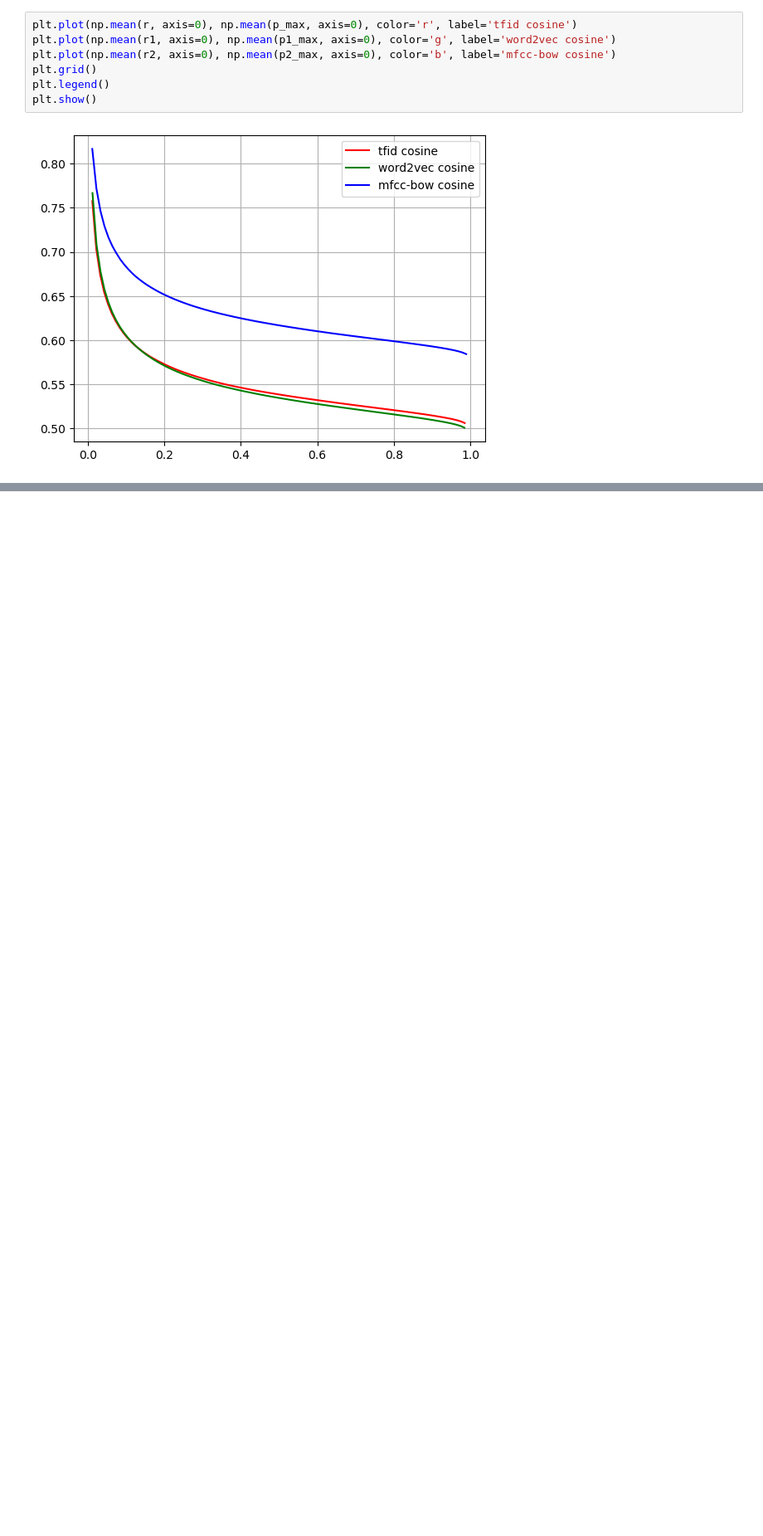
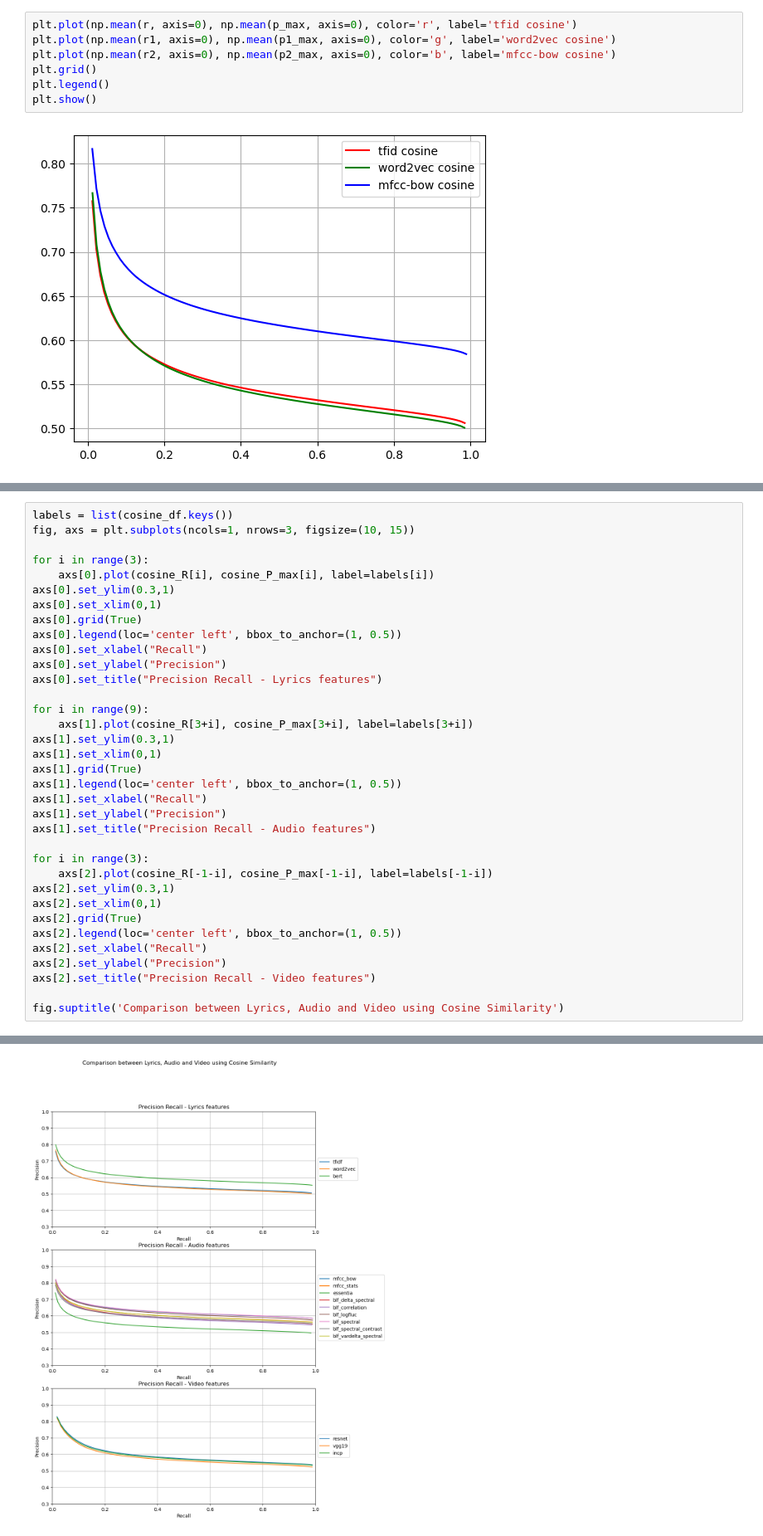
Before and after one commit to mmosc/MMSR, a Jupyter notebook: project/ProjectImplementation-Task2-EvaluationMetrics-.ipynb, the cells around one changed output, grey strips where cells are left out. Shown at 83% size. Saved outputs shown, nothing was run; the diff lists cells and outputs as text; blank space fills up the shorter version.

```diff
--- a/project/ProjectImplementation-Task2-EvaluationMetrics-.ipynb
+++ b/project/ProjectImplementation-Task2-EvaluationMetrics-.ipynb
@@ -359,0 +618,36 @@ plt.show()
+# %%
+labels = list(cosine_df.keys())
+fig, axs = plt.subplots(ncols=1, nrows=3, figsize=(10, 15))
+
+for i in range(3):
+    axs[0].plot(cosine_R[i], cosine_P_max[i], label=labels[i])
+axs[0].set_ylim(0.3,1)
+axs[0].set_xlim(0,1)
+axs[0].grid(True)
+axs[0].legend(loc='center left', bbox_to_anchor=(1, 0.5))
+axs[0].set_xlabel("Recall")
+axs[0].set_ylabel("Precision")
+axs[0].set_title("Precision Recall - Lyrics features")
+
+for i in range(9):
+    axs[1].plot(cosine_R[3+i], cosine_P_max[3+i], label=labels[3+i])
+axs[1].set_ylim(0.3,1)
+axs[1].set_xlim(0,1)
+axs[1].grid(True)
+axs[1].legend(loc='center left', bbox_to_anchor=(1, 0.5))
+axs[1].set_xlabel("Recall")
+axs[1].set_ylabel("Precision")
+axs[1].set_title("Precision Recall - Audio features")
+
+for i in range(3):
+    axs[2].plot(cosine_R[-1-i], cosine_P_max[-1-i], label=labels[-1-i])
+axs[2].set_ylim(0.3,1)
+axs[2].set_xlim(0,1)
+axs[2].grid(True)
+axs[2].legend(loc='center left', bbox_to_anchor=(1, 0.5))
+axs[2].set_xlabel("Recall")
+axs[2].set_ylabel("Precision")
+axs[2].set_title("Precision Recall - Video features")
+
+fig.suptitle('Comparison between Lyrics, Audio and Video using Cosine Similarity')
+# %% [output]
@@ -359,0 +655 @@ plt.show()
+[figure, added]
```
Also changed, not shown: parts of 60 cells of this notebook.
